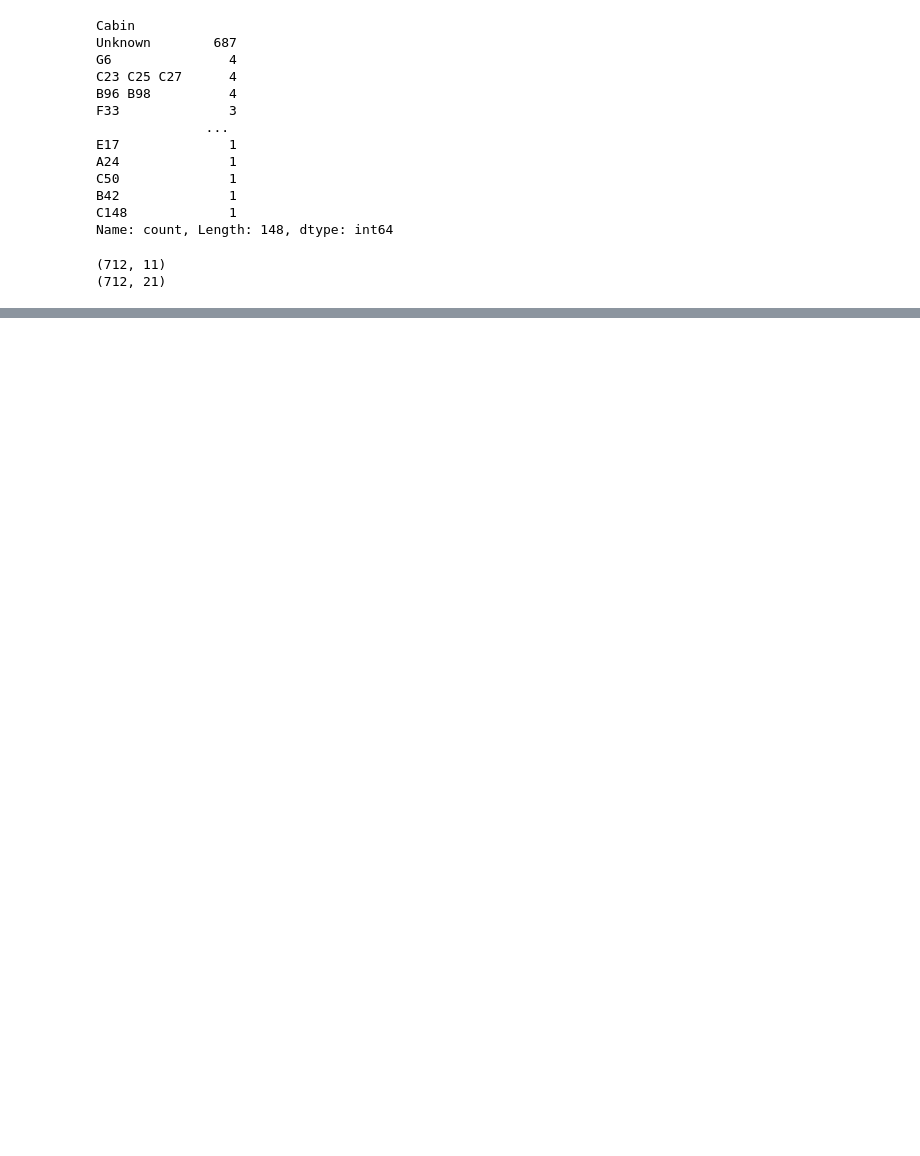
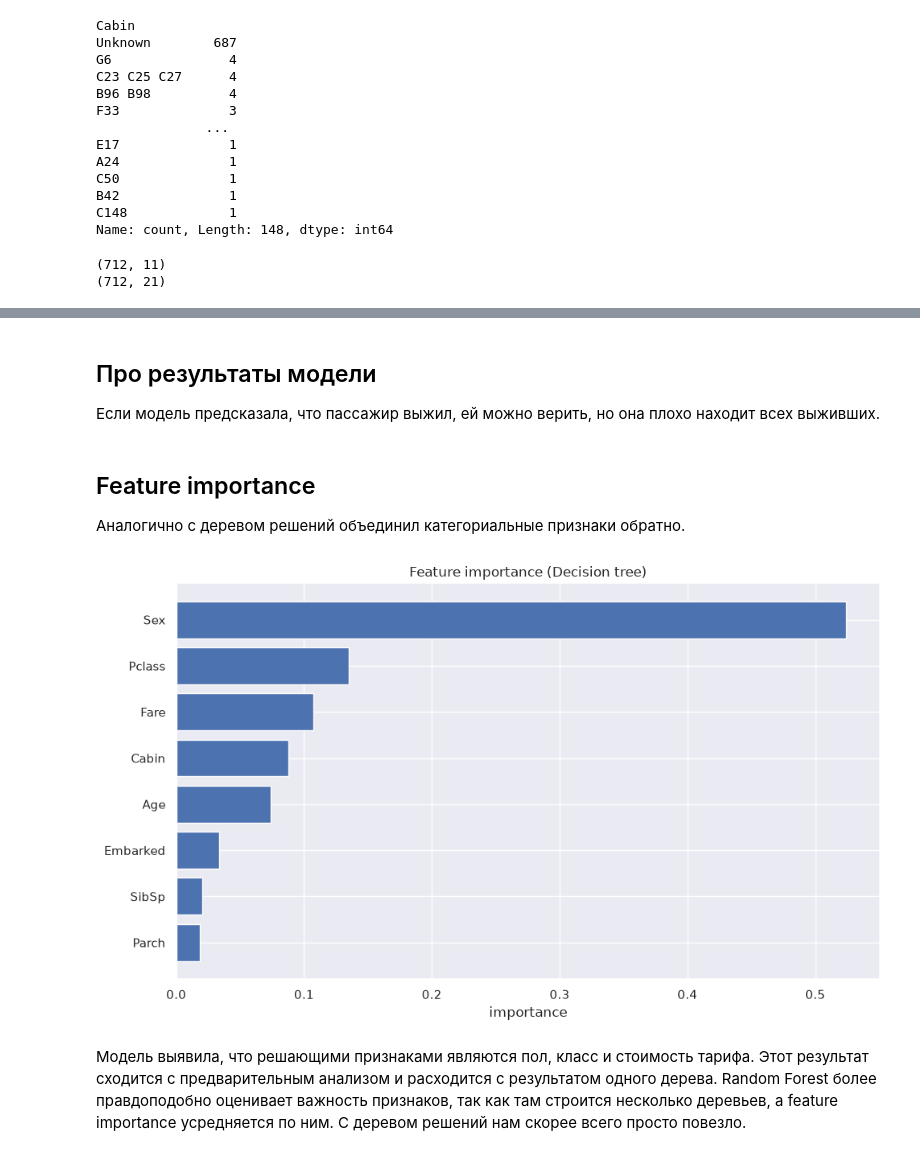
Before and after one commit to Megakret/ml_course_mai, a Jupyter notebook: classification/lab2.ipynb, the cells around one changed output, grey strips where cells are left out. Saved outputs shown, nothing was run; the diff lists cells and outputs as text; code cells hidden in the pictures; blank space fills up the shorter version.

```diff
--- a/classification/lab2.ipynb
+++ b/classification/lab2.ipynb
@@ -194,0 +579,39 @@ print(X_ready.shape)
+# %% [markdown]
+## Про результаты модели
+Если модель предсказала, что пассажир выжил, ей можно верить, но она плохо находит всех выживших.
+# %% [markdown]
+## Feature importance
+Аналогично с деревом решений объединил категориальные признаки обратно.
+# %%
+# Feature importance
+cols = ["Pclass", "Sex", "Age", "SibSp", "Parch", "Fare", "Embarked", "Cabin"]
+
+prep = random_forest["preprocess"]
+tree = random_forest["tree"]
+
+names = prep.get_feature_names_out()
+imp = pd.Series(tree.feature_importances_, index=names)
+imp.sort_values(ascending=False).round(4)
+
+RAW = ["Pclass", "Sex", "Age", "SibSp", "Parch", "Fare", "Embarked", "Cabin", "Deck"]
+ALIAS = {"Deck": "Cabin"}
+
+def source(name):
+    base = name.split("__", 1)[1]
+    for c in RAW:
+        if base == c or base.startswith(c + "_"):
+            return ALIAS.get(c, c)
+    return base
+
+grouped = imp.groupby(imp.index.map(source)).sum().sort_values(ascending=True)
+grouped.round(4)
+
+plt.figure(figsize=(10, 6))
+plt.barh(grouped.index, grouped.values)
+plt.title("Feature importance (Decision tree)")
+plt.xlabel("importance")
+plt.tight_layout()
+# %% [output]
+[figure, added]
+# %% [markdown]
+Модель выявила, что решающими признаками являются пол, класс и стоимость тарифа. Этот результат сходится с предварительным анализом и расходится с результатом одного дерева. Random Forest более правдоподобно оценивает важность признаков, так как там строится несколько деревьев, а feature importance усредняется по ним. С деревом решений нам скорее всего просто повезло.
```
Also changed, not shown: parts of 35 cells of this notebook.
